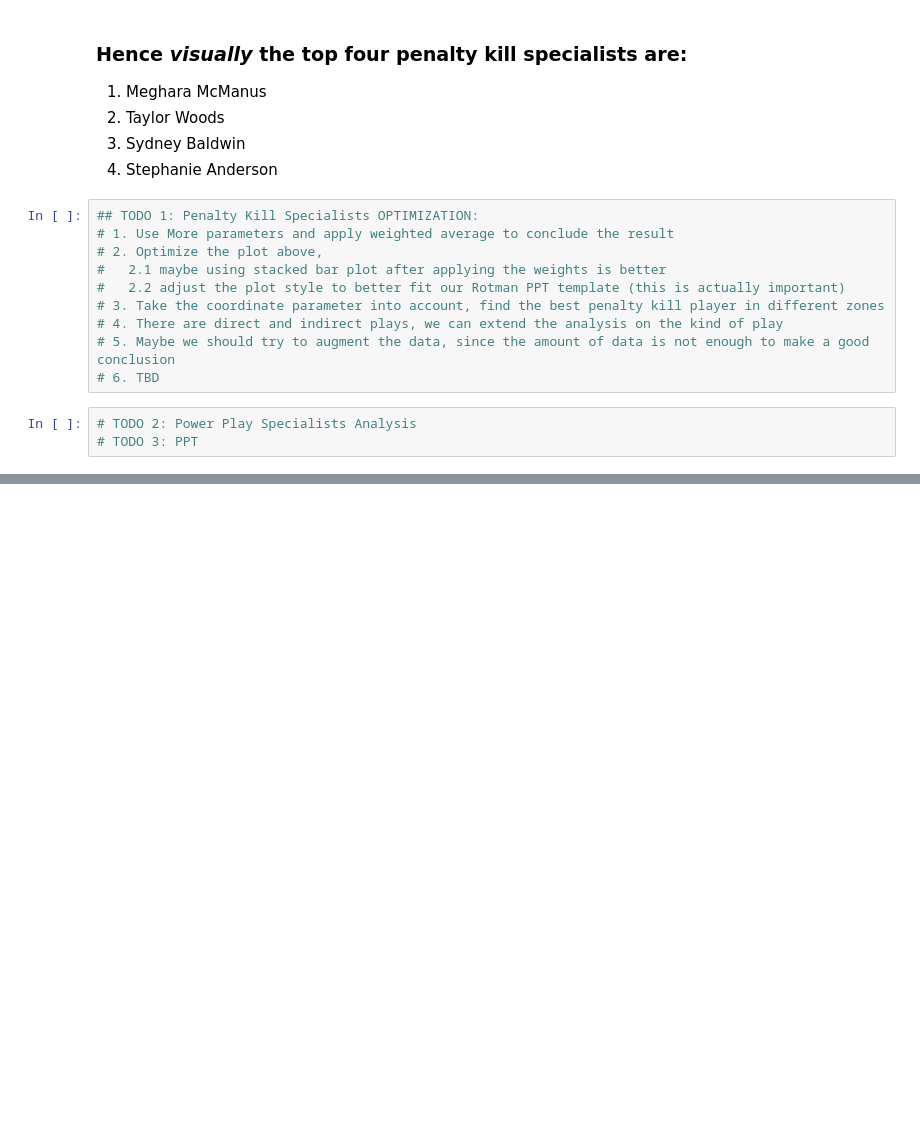
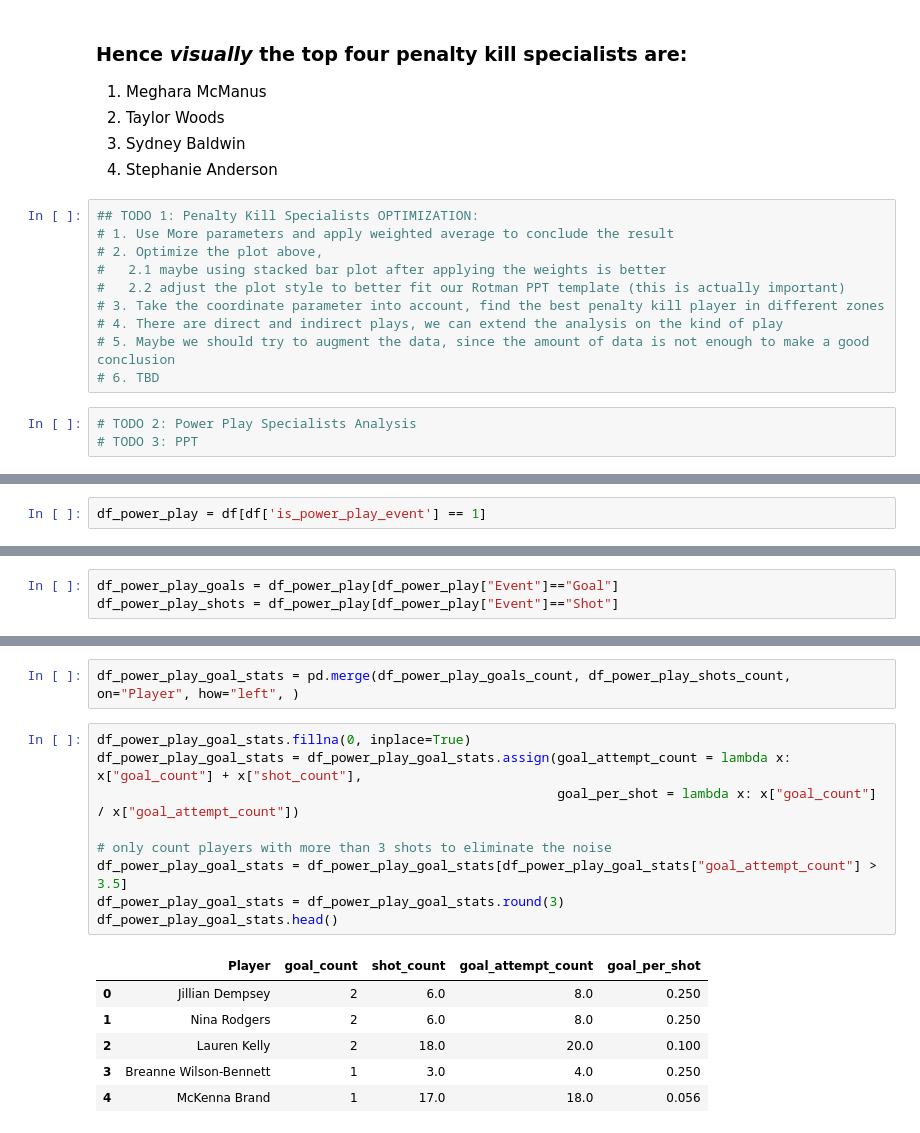
Before and after one commit to tassadaryl/Team-Orange-Rotman-2022Datathon, a Jupyter notebook: specialists.ipynb, the cells around one changed output, grey strips where cells are left out. Saved outputs shown, nothing was run; the diff lists cells and outputs as text; blank space fills up the shorter version.

```diff
--- a/specialists.ipynb
+++ b/specialists.ipynb
@@ -340,0 +344,2 @@ plt.show()
+# %%
+df_power_play = df[df['is_power_play_event'] == 1]
@@ -340,0 +348,3 @@ plt.show()
+# %%
+df_power_play_goals = df_power_play[df_power_play["Event"]=="Goal"]
+df_power_play_shots = df_power_play[df_power_play["Event"]=="Shot"]
@@ -340,0 +373,18 @@ plt.show()
+# %%
+df_power_play_goal_stats = pd.merge(df_power_play_goals_count, df_power_play_shots_count, on="Player", how="left", )
+# %%
+df_power_play_goal_stats.fillna(0, inplace=True)
+df_power_play_goal_stats = df_power_play_goal_stats.assign(goal_attempt_count = lambda x: x["goal_count"] + x["shot_count"],
+                                                           goal_per_shot = lambda x: x["goal_count"] / x["goal_attempt_count"])
+
+# only count players with more than 3 shots to eliminate the noise
+df_power_play_goal_stats = df_power_play_goal_stats[df_power_play_goal_stats["goal_attempt_count"] > 3.5]
+df_power_play_goal_stats = df_power_play_goal_stats.round(3)
+df_power_play_goal_stats.head()
+# %% [output]
+|  | Player | goal_count | shot_count | goal_attempt_count | goal_per_shot |
+| 0 | Jillian Dempsey | 2 | 6.0 | 8.0 | 0.250 |
+| 1 | Nina Rodgers | 2 | 6.0 | 8.0 | 0.250 |
+| 2 | Lauren Kelly | 2 | 18.0 | 20.0 | 0.100 |
+| 3 | Breanne Wilson-Bennett | 1 | 3.0 | 4.0 | 0.250 |
+| 4 | McKenna Brand | 1 | 17.0 | 18.0 | 0.056 |
```
Also changed, not shown: parts of 17 cells of this notebook.
